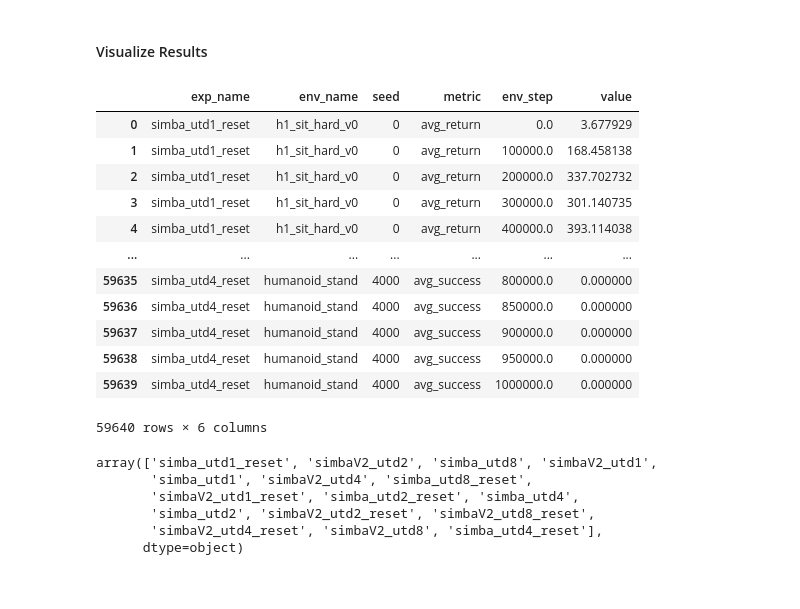
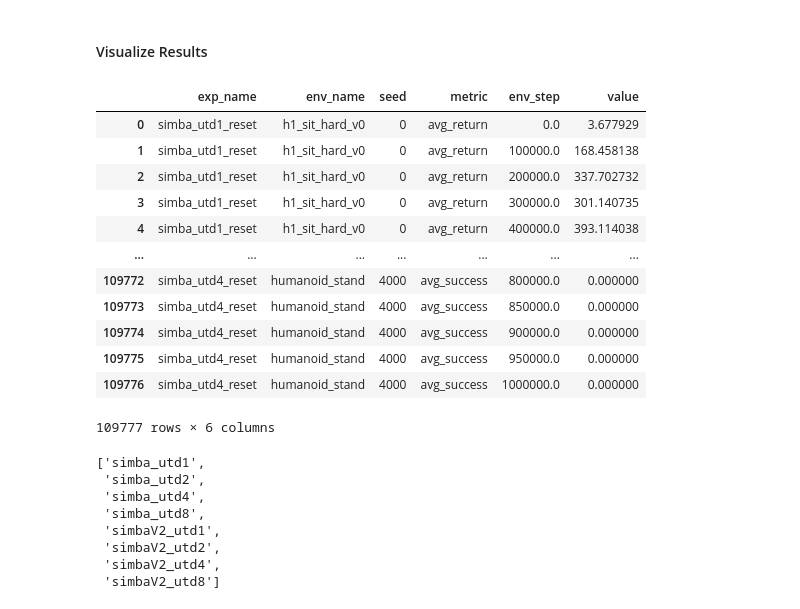
Before and after one commit to pkicki/SimbaV2, a Jupyter notebook: analysis/250119_utd_scaling.ipynb, the cells around one changed output. Saved outputs shown, nothing was run; the diff lists cells and outputs as text; code cells hidden in the pictures.

```diff
--- a/analysis/250119_utd_scaling.ipynb
+++ b/analysis/250119_utd_scaling.ipynb
@@ -136,50 +155,74 @@ from scale_rl.envs.humanoid_bench import HB_LOCOMOTION_NOHAND_MINI, HB_RANDOM_SC
 # %%
 def replace_hypen_to_underbar(env_name_list):
     for idx in range(len(env_name_list)):
         env_name_list[idx] = env_name_list[idx].replace('-', '_')
     return env_name_list
 
 def replace_hyphen_in_dict_keys(old_dict):
     new_dict = {}
     for k, v in old_dict.items():
         new_key = k.replace('-', '_')  # <--- direct string replace
         new_dict[new_key] = v
     return new_dict
 
+MUJOCO_ALL = replace_hypen_to_underbar(MUJOCO_ALL)
+DMC_EM = replace_hypen_to_underbar(DMC_EASY_MEDIUM)
 DMC_HARD = replace_hypen_to_underbar(DMC_HARD)
-HB_LOCOMOTION = replace_hypen_to_underbar(HB_LOCOMOTION_NOHAND_MINI)
+MYOSUITE_TASKS = replace_hypen_to_underbar(MYOSUITE_TASKS)
+HB_LOCOMOTION_NOHAND = replace_hypen_to_underbar(HB_LOCOMOTION_NOHAND)
+HB_LOCOMOTION_NOHAND_MINI = replace_hypen_to_underbar(HB_LOCOMOTION_NOHAND_MINI)
 
+MUJOCO_RANDOM_SCORE = replace_hyphen_in_dict_keys(MUJOCO_RANDOM_SCORE)
+MUJOCO_TD3_SCORE = replace_hyphen_in_dict_keys(MUJOCO_TD3_SCORE)
 HB_RANDOM_SCORE = replace_hyphen_in_dict_keys(HB_RANDOM_SCORE)
 HB_SUCCESS_SCORE = replace_hyphen_in_dict_keys(HB_SUCCESS_SCORE)
+
 eval_df['env_name'] = eval_df['env_name'].str.replace('-', '_')
 eval_df
 # %% [output]
 |  | exp_name | env_name | seed | metric | env_step | value |
 | 0 | simba_utd1_reset | h1_sit_hard_v0 | 0 | avg_return | 0.0 | 3.677929 |
 | 1 | simba_utd1_reset | h1_sit_hard_v0 | 0 | avg_return | 100000.0 | 168.458138 |
 | 2 | simba_utd1_reset | h1_sit_hard_v0 | 0 | avg_return | 200000.0 | 337.702732 |
 | 3 | simba_utd1_reset | h1_sit_hard_v0 | 0 | avg_return | 300000.0 | 301.140735 |
 | 4 | simba_utd1_reset | h1_sit_hard_v0 | 0 | avg_return | 400000.0 | 393.114038 |
 | ... | ... | ... | ... | ... | ... | ... |
-| 59635 | simba_utd4_reset | humanoid_stand | 4000 | avg_success | 800000.0 | 0.000000 |
-| 59636 | simba_utd4_reset | humanoid_stand | 4000 | avg_success | 850000.0 | 0.000000 |
-| 59637 | simba_utd4_reset | humanoid_stand | 4000 | avg_success | 900000.0 | 0.000000 |
-| 59638 | simba_utd4_reset | humanoid_stand | 4000 | avg_success | 950000.0 | 0.000000 |
-| 59639 | simba_utd4_reset | humanoid_stand | 4000 | avg_success | 1000000.0 | 0.000000 |
+| 109772 | simba_utd4_reset | humanoid_stand | 4000 | avg_success | 800000.0 | 0.000000 |
+| 109773 | simba_utd4_reset | humanoid_stand | 4000 | avg_success | 850000.0 | 0.000000 |
+| 109774 | simba_utd4_reset | humanoid_stand | 4000 | avg_success | 900000.0 | 0.000000 |
+| 109775 | simba_utd4_reset | humanoid_stand | 4000 | avg_success | 950000.0 | 0.000000 |
+| 109776 | simba_utd4_reset | humanoid_stand | 4000 | avg_success | 1000000.0 | 0.000000 |
-59640 rows × 6 columns
+109777 rows × 6 columns
-# %%
-cur_exp_names = [
-    #'sac_simba',
-]
-cur_exp_names = eval_df['exp_name'].unique()
-cur_exp_names
-# %% [output]
-array(['simba_utd1_reset', 'simbaV2_utd2', 'simba_utd8', 'simbaV2_utd1',
-       'simba_utd1', 'simbaV2_utd4', 'simba_utd8_reset',
-       'simbaV2_utd1_reset', 'simba_utd2_reset', 'simba_utd4',
-       'simba_utd2', 'simbaV2_utd2_reset', 'simbaV2_utd8_reset',
-       'simbaV2_utd4_reset', 'simbaV2_utd8', 'simba_utd4_reset'],
-      dtype=object)
+# %%
+cur_exp_names = [
+    'simba_utd1',
+    'simba_utd2',
+    'simba_utd4',
+    'simba_utd8',
+    #'simba_utd1_reset',
+    #'simba_utd2_reset',
+    #'simba_utd4_reset',
+    #'simba_utd8_reset',
+    'simbaV2_utd1',
+    'simbaV2_utd2',
+    'simbaV2_utd4',
+    'simbaV2_utd8',
+    #'simbaV2_utd1_reset',
+    #'simbaV2_utd2_reset',
+    #'simbaV2_utd4_reset',
+    #'simbaV2_utd8_reset',
+]
+#cur_exp_names = eval_df['exp_name'].unique()
+cur_exp_names
+# %% [output]
+['simba_utd1',
+ 'simba_utd2',
+ 'simba_utd4',
+ 'simba_utd8',
+ 'simbaV2_utd1',
+ 'simbaV2_utd2',
+ 'simbaV2_utd4',
+ 'simbaV2_utd8']
 # %%
 all_metric_mats = defaultdict(list)
 
```
Also changed, not shown: parts of 15 cells of this notebook, 32 other files.
